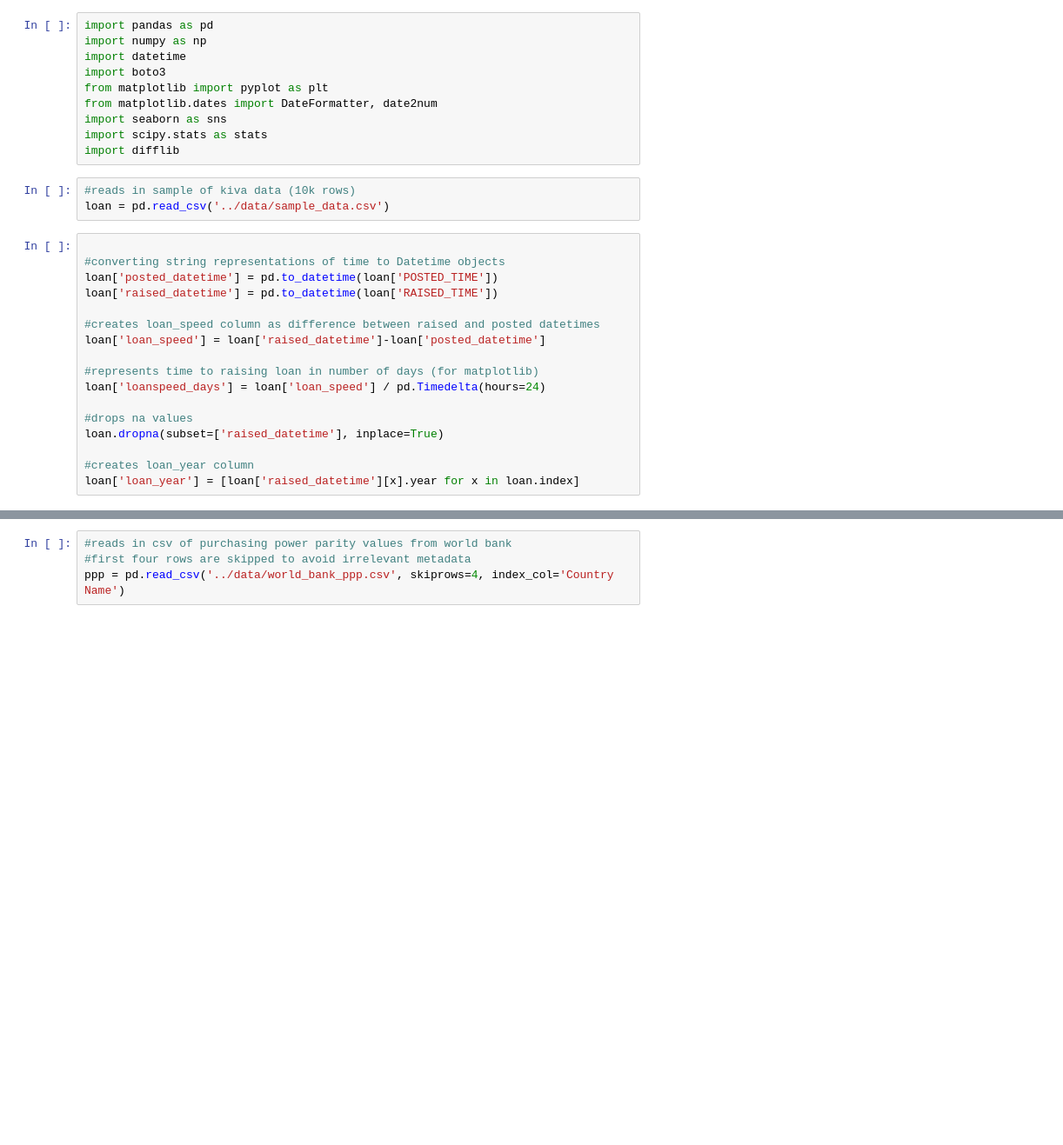
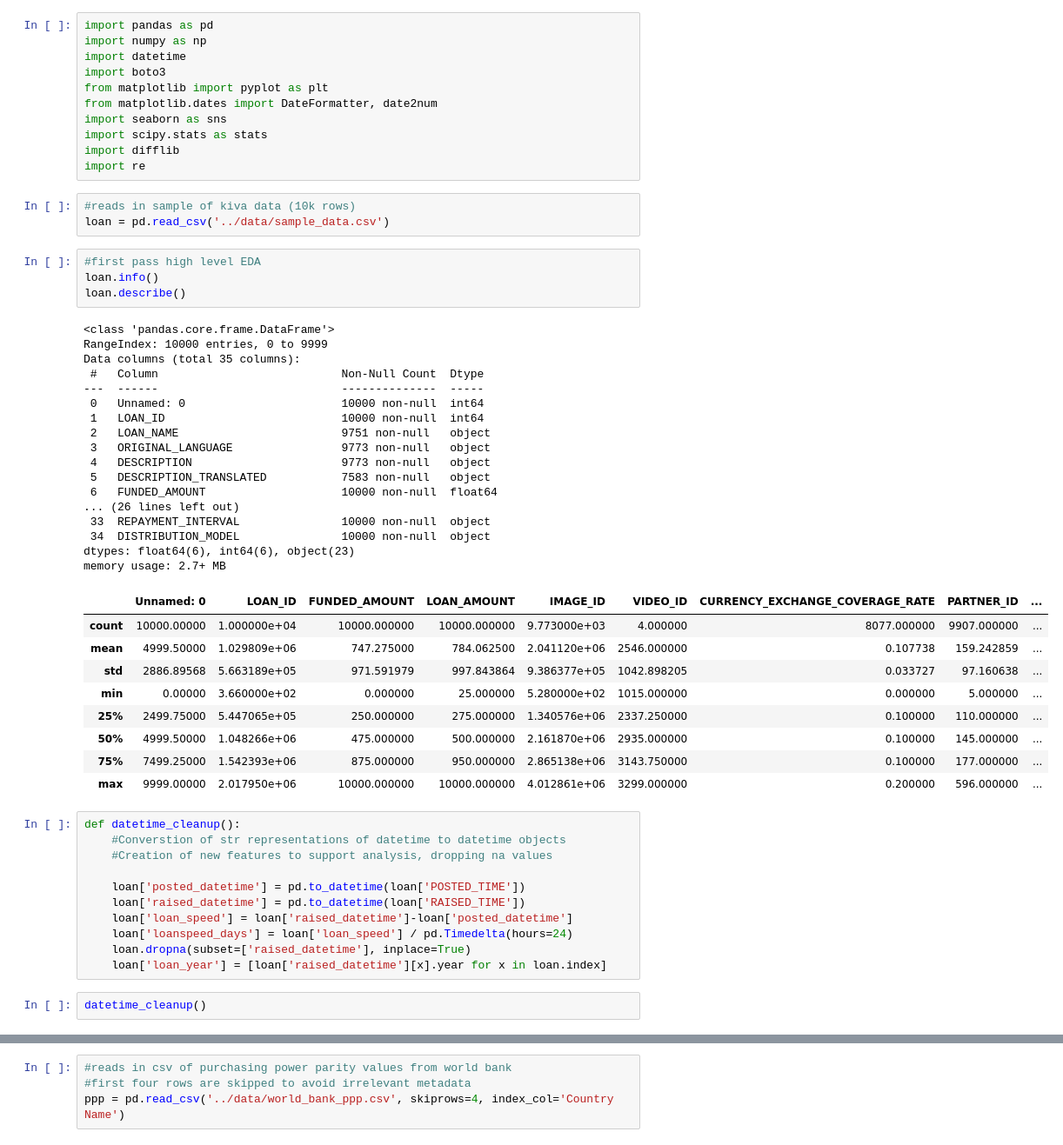
Before and after one commit to mcdimant/kiva_analysis, a Jupyter notebook: notebooks/kiva_clean.ipynb, the cells around one changed output, grey strips where cells are left out. Shown at 87% size. Drawn from its saved outputs; the diff is of its cells as text; blank space fills up the shorter version.

```diff
--- a/notebooks/kiva_clean.ipynb
+++ b/notebooks/kiva_clean.ipynb
@@ -8,24 +8,52 @@ from matplotlib.dates import DateFormatter, date2num
 import seaborn as sns
 import scipy.stats as stats
 import difflib
+import re
 # %%
 #reads in sample of kiva data (10k rows)
 loan = pd.read_csv('../data/sample_data.csv')
+# %%
+#first pass high level EDA
+loan.info()
+loan.describe()
+# %% [output]
+<class 'pandas.core.frame.DataFrame'>
+RangeIndex: 10000 entries, 0 to 9999
+Data columns (total 35 columns):
+ #   Column                           Non-Null Count  Dtype
+---  ------                           --------------  -----
+ 0   Unnamed: 0                       10000 non-null  int64
+ 1   LOAN_ID                          10000 non-null  int64
+ 2   LOAN_NAME                        9751 non-null   object
+ 3   ORIGINAL_LANGUAGE                9773 non-null   object
+ 4   DESCRIPTION                      9773 non-null   object
+ 5   DESCRIPTION_TRANSLATED           7583 non-null   object
+ 6   FUNDED_AMOUNT                    10000 non-null  float64
+... (26 lines left out)
+ 33  REPAYMENT_INTERVAL               10000 non-null  object
+ 34  DISTRIBUTION_MODEL               10000 non-null  object
+dtypes: float64(6), int64(6), object(23)
+memory usage: 2.7+ MB
+|  | Unnamed: 0 | LOAN_ID | FUNDED_AMOUNT | LOAN_AMOUNT | IMAGE_ID | VIDEO_ID | CURRENCY_EXCHANGE_COVERAGE_RATE | PARTNER_ID | ... |
+| count | 10000.00000 | 1.000000e+04 | 10000.000000 | 10000.000000 | 9.773000e+03 | 4.000000 | 8077.000000 | 9907.000000 | ... |
+| mean | 4999.50000 | 1.029809e+06 | 747.275000 | 784.062500 | 2.041120e+06 | 2546.000000 | 0.107738 | 159.242859 | ... |
+| std | 2886.89568 | 5.663189e+05 | 971.591979 | 997.843864 | 9.386377e+05 | 1042.898205 | 0.033727 | 97.160638 | ... |
+| min | 0.00000 | 3.660000e+02 | 0.000000 | 25.000000 | 5.280000e+02 | 1015.000000 | 0.000000 | 5.000000 | ... |
+| 25% | 2499.75000 | 5.447065e+05 | 250.000000 | 275.000000 | 1.340576e+06 | 2337.250000 | 0.100000 | 110.000000 | ... |
+| 50% | 4999.50000 | 1.048266e+06 | 475.000000 | 500.000000 | 2.161870e+06 | 2935.000000 | 0.100000 | 145.000000 | ... |
+| 75% | 7499.25000 | 1.542393e+06 | 875.000000 | 950.000000 | 2.865138e+06 | 3143.750000 | 0.100000 | 177.000000 | ... |
+| max | 9999.00000 | 2.017950e+06 | 10000.000000 | 10000.000000 | 4.012861e+06 | 3299.000000 | 0.200000 | 596.000000 | ... |
 # %%
+def datetime_cleanup():
+    #Converstion of str representations of datetime to datetime objects
+    #Creation of new features to support analysis, dropping na values
 
-#converting string representations of time to Datetime objects
-loan['posted_datetime'] = pd.to_datetime(loan['POSTED_TIME'])
-loan['raised_datetime'] = pd.to_datetime(loan['RAISED_TIME'])
-
-#creates loan_speed column as difference between raised and posted datetimes
-loan['loan_speed'] = loan['raised_datetime']-loan['posted_datetime']
-
-#represents time to raising loan in number of days (for matplotlib)
-loan['loanspeed_days'] = loan['loan_speed'] / pd.Timedelta(hours=24)
-
-#drops na values
-loan.dropna(subset=['raised_datetime'], inplace=True)
-
-#creates loan_year column
-loan['loan_year'] = [loan['raised_datetime'][x].year for x in loan.index]
+    loan['posted_datetime'] = pd.to_datetime(loan['POSTED_TIME'])
+    loan['raised_datetime'] = pd.to_datetime(loan['RAISED_TIME'])
+    loan['loan_speed'] = loan['raised_datetime']-loan['posted_datetime']
+    loan['loanspeed_days'] = loan['loan_speed'] / pd.Timedelta(hours=24)
+    loan.dropna(subset=['raised_datetime'], inplace=True)
+    loan['loan_year'] = [loan['raised_datetime'][x].year for x in loan.index]
+# %%
+datetime_cleanup()
 # %%
```
Also changed, not shown: parts of 35 cells of this notebook.
